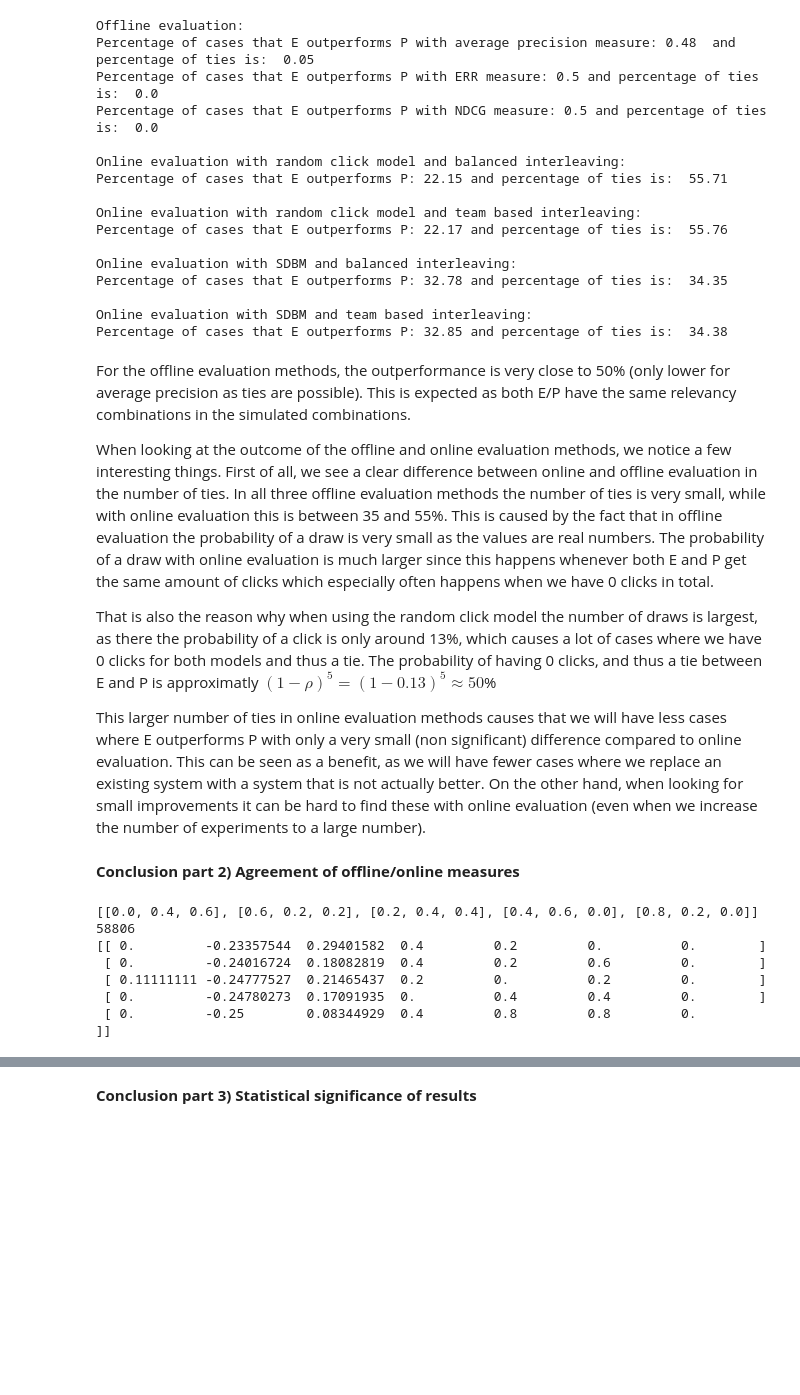
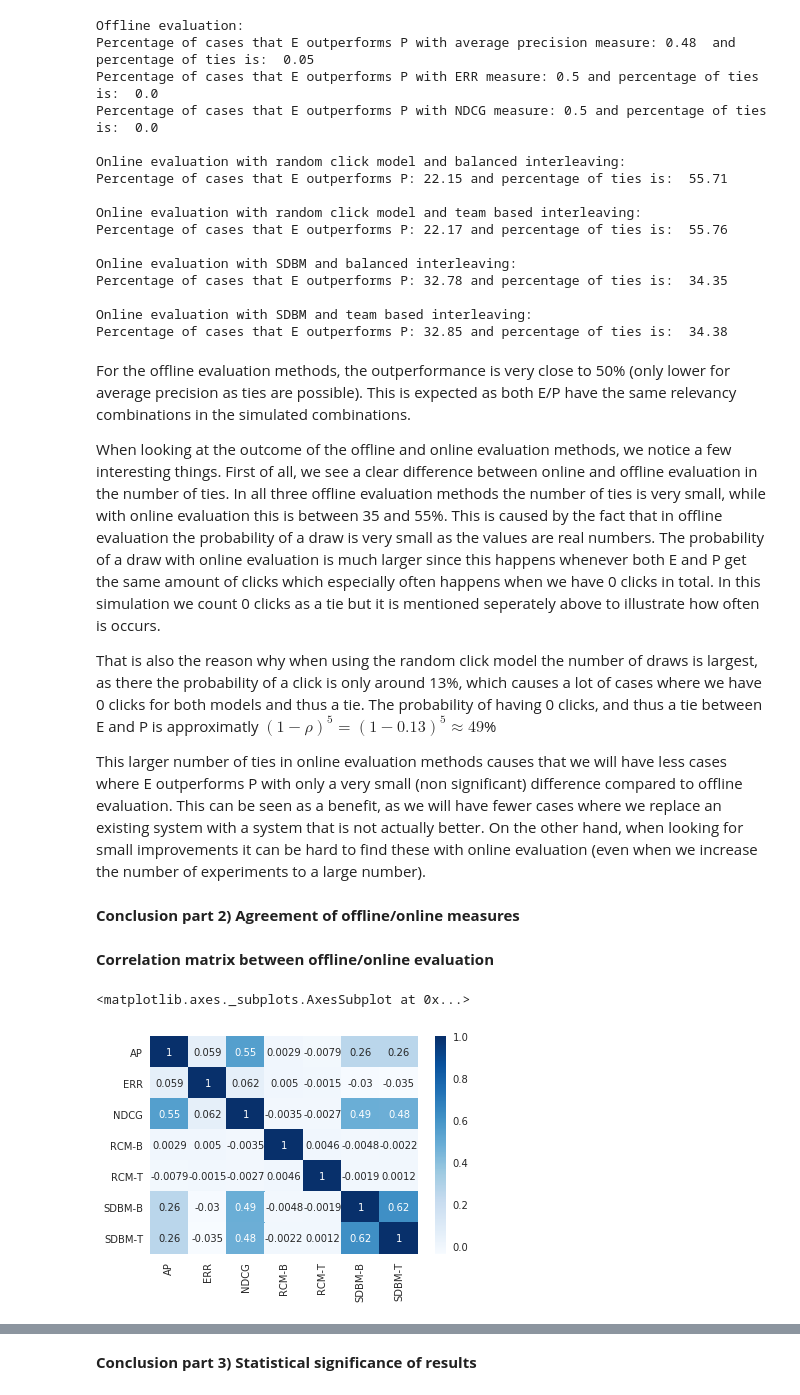
Before and after one commit to stefanknegt/InformationRetrieval1, a Jupyter notebook: HW1/Homework1_11784261_11728191_11871431.ipynb, the cells around one changed output, grey strips where cells are left out. Saved outputs shown, nothing was run; the diff lists cells and outputs as text; code cells hidden in the pictures; blank space fills up the shorter version.

```diff
--- a/HW1/Homework1_11784261_11728191_11871431.ipynb
+++ b/HW1/Homework1_11784261_11728191_11871431.ipynb
@@ -349,6 +351,9 @@ def team_based_interleaving(s, cutoff = False):
 
 def define_winner(clicks,I_ids):
 
+    if clicks.count(False) == 5:
+        return "noClick"
+
     clicks_A = 0 # Number of clicks from result A
     clicks_B = 0 # Number or clicks from result B
 
@@ -366,6 +371,8 @@ def define_winner(clicks,I_ids):
         return "A"
     elif clicks_B > clicks_A:
         return "B"
+    elif len(clicks) == 0:
+        return "noClick"
     else:
         return "Tie"
 
@@ -607,8 +624,11 @@ def run_interleaving_rcm(N,interleaving):
 def run_interleaving_SDBM(sigma_dict, alpha_dict,N,interleaving):
     A_winner = 0
     B_winner = 0
+    noClick = 0
     Tie = 0
     win_list = []
+    one_clicks = 0
+
     for combination in combinations:
         combinationA_winner = 0
         combinationB_winner = 0
@@ -641,6 +661,9 @@ def run_interleaving_SDBM(sigma_dict, alpha_dict,N,interleaving):
                     if len(clicks) < len(I):
                         clicks.append(False)
 
+            if clicks.count(True) == 1:
+                one_clicks += 1
+
             winner = define_winner(clicks,I_ids)
 
             if winner == "A":
@@ -649,13 +672,17 @@ def run_interleaving_SDBM(sigma_dict, alpha_dict,N,interleaving):
             elif winner == "B":
                 B_winner += 1
                 combinationB_winner += 1
+            elif winner == "noClick":
+                noClick += 1
             else:
                 Tie += 1
         win_list.append([combinationA_winner/N,combinationB_winner/N,(N-(combinationA_winner+combinationB_winner))/N])
 
 
-    total = A_winner + B_winner + Tie
+    total = A_winner + B_winner + Tie + noClick
     print ("Percentage of cases that E outperforms P:",round(100*A_winner/total,2),"and percentage of ties is: ",round(100*Tie/total,2))
+    print (round(100*noClick / total,2),"% of queries does not have a click")
+    print (round(100*one_clicks / total,2),"% of queries has one click")
     return win_list
 # %% [markdown]
 ## Step 7: Results and Analysis (30 points)
@@ -698,20 +725,18 @@ Percentage of cases that E outperforms P: 32.85 and percentage of ties is:  34.3
 # %% [markdown]
 For the offline evaluation methods, the outperformance is very close to 50% (only lower for average precision as ties are possible). This is expected as both E/P have the same relevancy combinations in the simulated combinations.
 
-When looking at the outcome of the offline and online evaluation methods, we notice a few interesting things. First of all, we see a clear difference between online and offline evaluation in the number of ties. In all three offline evaluation methods the number of ties is very small, while with online evaluation this is between 35 and 55%. This is caused by the fact that in offline evaluation the probability of a draw is very small as the values are real numbers. The probability of a draw with online evaluation is much larger since this happens whenever both E and P get the same amount of clicks which especially often happens when we have 0 clicks in total.
+When looking at the outcome of the offline and online evaluation methods, we notice a few interesting things. First of all, we see a clear difference between online and offline evaluation in the number of ties. In all three offline evaluation methods the number of ties is very small, while with online evaluation this is between 35 and 55%. This is caused by the fact that in offline evaluation the probability of a draw is very small as the values are real numbers. The probability of a draw with online evaluation is much larger since this happens whenever both E and P get the same amount of clicks which especially often happens when we have 0 clicks in total. In this simulation we count 0 clicks as a tie but it is mentioned seperately above to illustrate how often is occurs.
 
-That is also the reason why when using the random click model the number of draws is largest, as there the probability of a click is only around 13%, which causes a lot of cases where we have 0 clicks for both models and thus a tie. The probability of having 0 clicks, and thus a tie between E and P is approximatly $(1 - \rho )^5 = (1-0.13)^5 \approx 50$%
+That is also the reason why when using the random click model the number of draws is largest, as there the probability of a click is only around 13%, which causes a lot of cases where we have 0 clicks for both models and thus a tie. The probability of having 0 clicks, and thus a tie between E and P is approximatly $(1 - \rho )^5 = (1-0.13)^5 \approx 49$%
 
-This larger number of ties in online evaluation methods causes that we will have less cases where E outperforms P with only a very small (non significant) difference compared to online evaluation. This can be seen as a benefit, as we will have fewer cases where we replace an existing system with a system that is not actually better. On the other hand, when looking for small improvements it can be hard to find these with online evaluation (even when we increase the number of experiments to a large number).
+This larger number of ties in online evaluation methods causes that we will have less cases where E outperforms P with only a very small (non significant) difference compared to offline evaluation. This can be seen as a benefit, as we will have fewer cases where we replace an existing system with a system that is not actually better. On the other hand, when looking for small improvements it can be hard to find these with online evaluation (even when we increase the number of experiments to a large number).
 # %% [markdown]
 <b>Conclusion part 2) Agreement of offline/online measures<b>
 # %%
+#Here we put all results in one big matrix (so all deltas and online evalution metrics)
 matrix = np.zeros((len(combinations),7))
-matrix.shape
-print(wins_sdbm[50000:50005])
-print(matrix.shape[0])
 for row in range(0,matrix.shape[0]):
-    for col in range(0,6):
+    for col in range(0,7):
         if col == 0:
             matrix[row][col] = delta_list[row][0]
         if col == 1:
@@ -726,12 +751,24 @@ for row in range(0,matrix.shape[0]):
             matrix[row][col] = wins_sdbm[row][0]
         if col == 6:
             matrix[row][col] = wins_sdbm_team_based[row][0]
-print(matrix[50000:50005])
-# %% [output]
-[[0.0, 0.4, 0.6], [0.6, 0.2, 0.2], [0.2, 0.4, 0.4], [0.4, 0.6, 0.0], [0.8, 0.2, 0.0]]
-58806
-[[ 0.         -0.23357544  0.29401582  0.4         0.2         0.          0.        ]
- [ 0.         -0.24016724  0.18082819  0.4         0.2         0.6         0.        ]
- [ 0.11111111 -0.24777527  0.21465437  0.2         0.          0.2         0.        ]
- [ 0.         -0.24780273  0.17091935  0.          0.4         0.4         0.        ]
- [ 0.         -0.25        0.08344929  0.4         0.8         0.8         0.        ]]
+# %% [markdown]
+<b>Correlation matrix between offline/online evaluation</b>
+# %%
+import pandas as pd
+absolute_matrix = np.copy(matrix)
+for row in range(0,matrix.shape[0]):
+    for col in range(0,3):
+        if matrix[row][col] > 0:
+            absolute_matrix[row][col] = 1
+        if matrix[row][col] < 0:
+            absolute_matrix[row][col] = 0
+        else: #It is a draw, so we win in 50% of the cases and therefore set the value to 0.5
+            absolute_matrix[row][col] = 0.5
+%matplotlib inline
+df = pd.DataFrame(absolute_matrix)
+df_corr = df.corr()
+ticklabels=["AP","ERR","NDCG","RCM-B","RCM-T","SDBM-B","SDBM-T"]
+sns.heatmap(df_corr, annot=True,cmap="Blues",yticklabels=ticklabels,xticklabels=ticklabels)
+# %% [output]
+<matplotlib.axes._subplots.AxesSubplot at 0x...>
+[figure, added]
```
Also changed, not shown: parts of 9 cells of this notebook.
